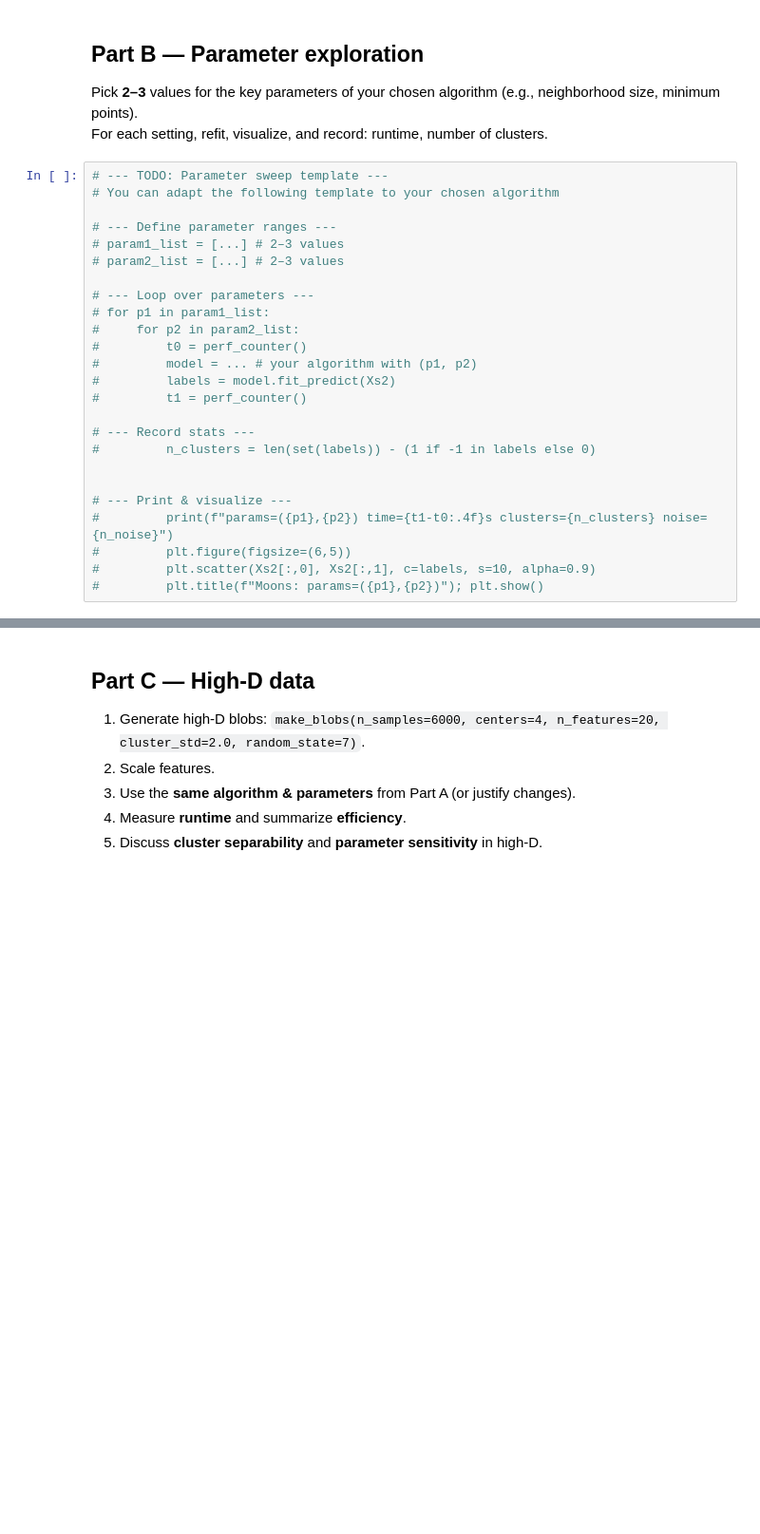
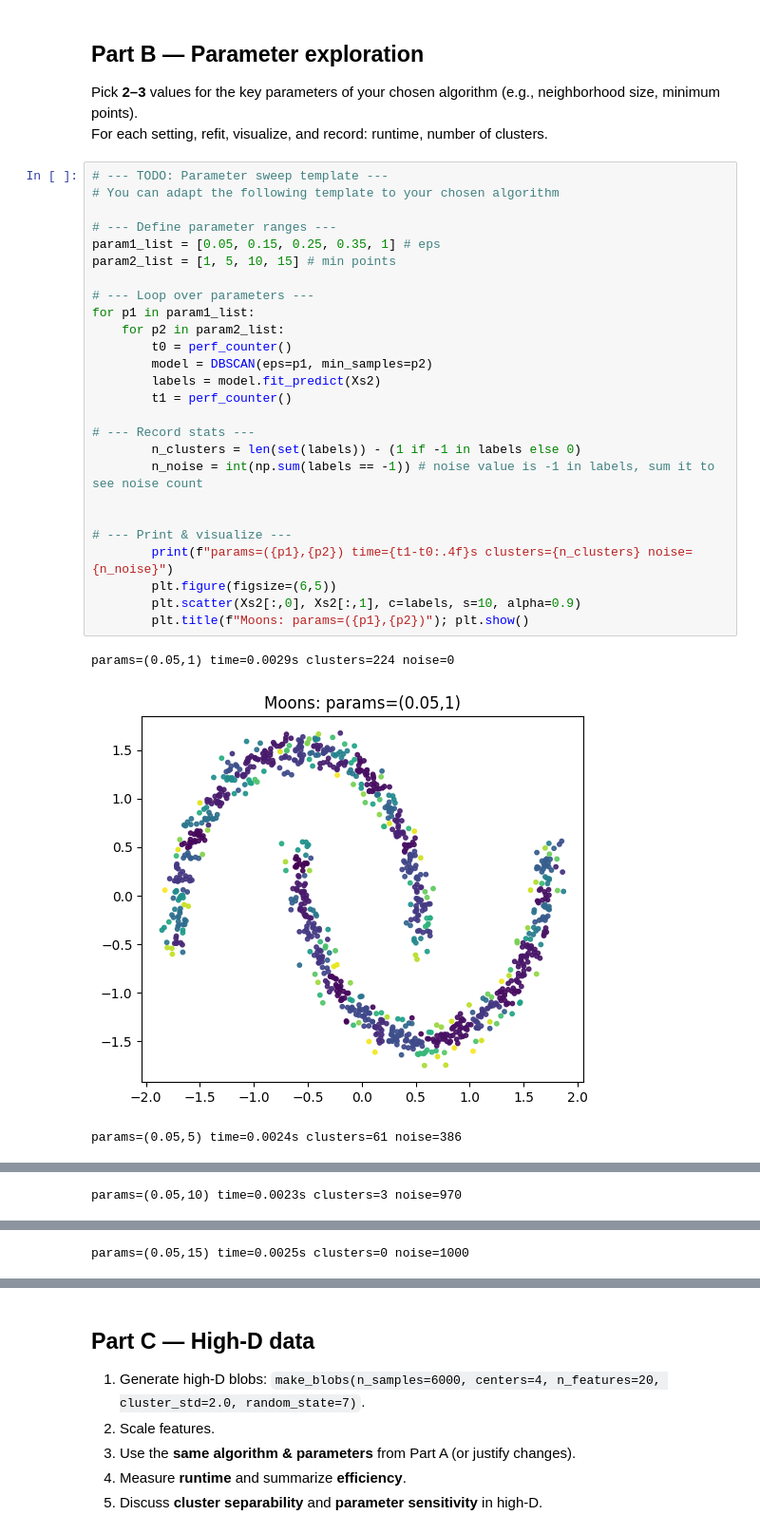
Before and after one commit to DennnnyH/ICS-438-Big-Data-Analytics, a Jupyter notebook: Assignment 4.ipynb, the cells around one changed output, grey strips where cells are left out. Shown at 95% size. Cells and saved outputs as stored; diff of their text form; blank space fills up the shorter version.

```diff
--- a/Assignment 4.ipynb
+++ b/Assignment 4.ipynb
@@ -154,25 +180,30 @@ For each setting, refit, visualize, and record: runtime, number of clusters.
 # %%
 # --- TODO: Parameter sweep template ---
 # You can adapt the following template to your chosen algorithm
 
 # --- Define parameter ranges ---
-# param1_list = [...] # 2–3 values
-# param2_list = [...] # 2–3 values
+param1_list = [0.05, 0.15, 0.25, 0.35, 1] # eps
+param2_list = [1, 5, 10, 15] # min points
 
 # --- Loop over parameters ---
-# for p1 in param1_list:
-#     for p2 in param2_list:
-#         t0 = perf_counter()
-#         model = ... # your algorithm with (p1, p2)
-#         labels = model.fit_predict(Xs2)
-#         t1 = perf_counter()
+for p1 in param1_list:
+    for p2 in param2_list:
+        t0 = perf_counter()
+        model = DBSCAN(eps=p1, min_samples=p2)
+        labels = model.fit_predict(Xs2)
+        t1 = perf_counter()
 
 # --- Record stats ---
-#         n_clusters = len(set(labels)) - (1 if -1 in labels else 0)
+        n_clusters = len(set(labels)) - (1 if -1 in labels else 0)
+        n_noise = int(np.sum(labels == -1)) # noise value is -1 in labels, sum it to see noise count
 
 
 # --- Print & visualize ---
-#         print(f"params=({p1},{p2}) time={t1-t0:.4f}s clusters={n_clusters} noise={n_noise}")
-#         plt.figure(figsize=(6,5))
-#         plt.scatter(Xs2[:,0], Xs2[:,1], c=labels, s=10, alpha=0.9)
-#         plt.title(f"Moons: params=({p1},{p2})"); plt.show()
+        print(f"params=({p1},{p2}) time={t1-t0:.4f}s clusters={n_clusters} noise={n_noise}")
+        plt.figure(figsize=(6,5))
+        plt.scatter(Xs2[:,0], Xs2[:,1], c=labels, s=10, alpha=0.9)
+        plt.title(f"Moons: params=({p1},{p2})"); plt.show()
+# %% [output]
+params=(0.05,1) time=0.0029s clusters=224 noise=0
+[figure, added]
+params=(0.05,5) time=0.0024s clusters=61 noise=386
@@ -178,0 +211 @@ For each setting, refit, visualize, and record: runtime, number of clusters.
+params=(0.05,10) time=0.0023s clusters=3 noise=970
@@ -178,0 +213 @@ For each setting, refit, visualize, and record: runtime, number of clusters.
+params=(0.05,15) time=0.0025s clusters=0 noise=1000
```
Also changed, not shown: parts of 12 cells of this notebook.
